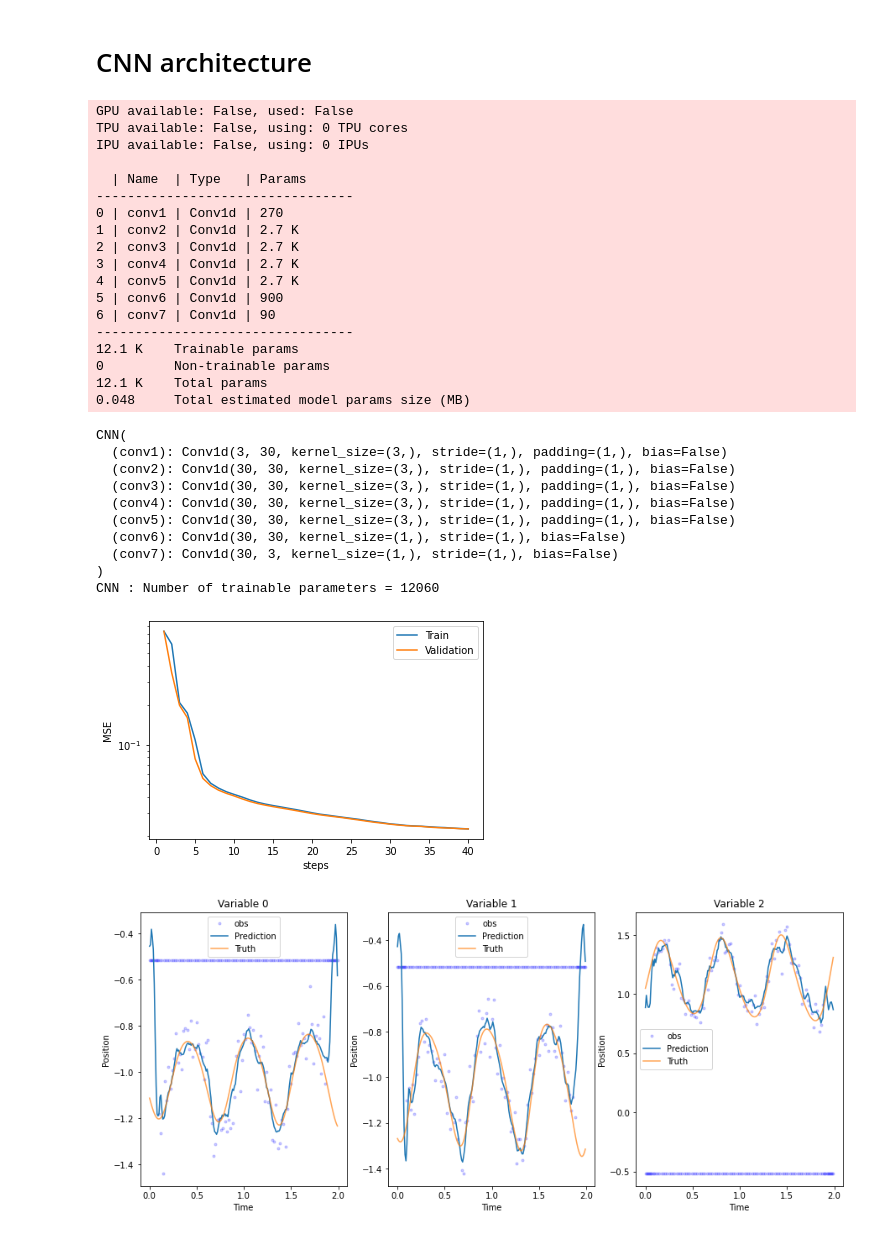
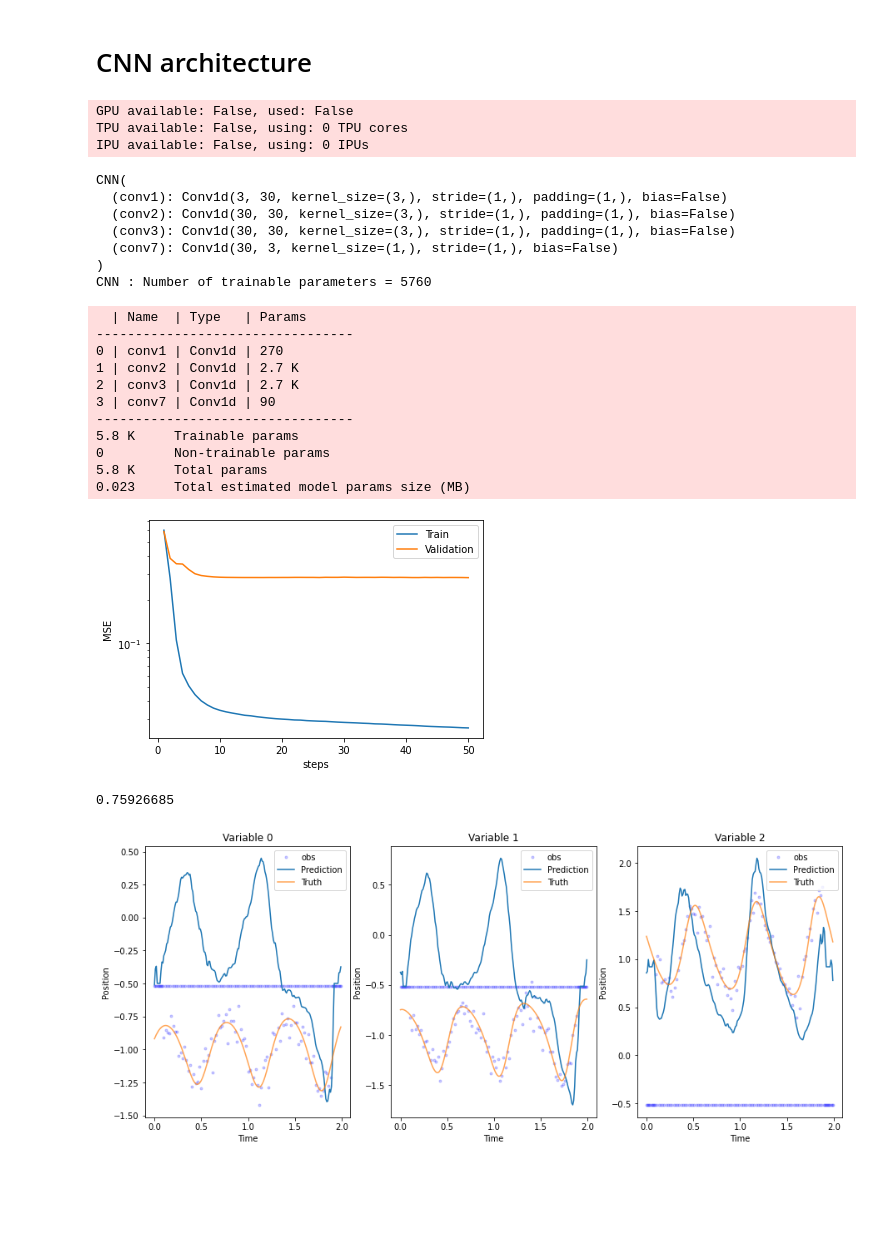
Before and after one commit to cdurand95/DataAssimilationProject, a Jupyter notebook: DAProject_L63_17November.ipynb, the cells around one changed output. Drawn from its saved outputs; the diff is of its cells as text; code cells hidden in the pictures; blank space fills up the shorter version.

```diff
--- a/DAProject_L63_17November.ipynb
+++ b/DAProject_L63_17November.ipynb
@@ -82,9 +82,9 @@ class CNN(pl.LightningModule):
         self.conv1  = torch.nn.Conv1d(shapeData[0],shapeData[0]*dimCNN,2*dW+1,padding=dW,bias=False)
         self.conv2  = torch.nn.Conv1d(shapeData[0]*dimCNN,shapeData[0]*dimCNN,2*dW+1,padding=dW,bias=False)
         self.conv3  = torch.nn.Conv1d(shapeData[0]*dimCNN,shapeData[0]*dimCNN,2*dW+1,padding=dW,bias=False)
-        self.conv4  = torch.nn.Conv1d(shapeData[0]*dimCNN,shapeData[0]*dimCNN,2*dW+1,padding=dW,bias=False)
-        self.conv5  = torch.nn.Conv1d(shapeData[0]*dimCNN,shapeData[0]*dimCNN,2*dW+1,padding=dW,bias=False)
-        self.conv6  = torch.nn.Conv1d(shapeData[0]*dimCNN,shapeData[0]*dimCNN,1,padding=0,bias=False)
+        #self.conv4  = torch.nn.Conv1d(shapeData[0]*dimCNN,shapeData[0]*dimCNN,2*dW+1,padding=dW,bias=False)
+        #self.conv5  = torch.nn.Conv1d(shapeData[0]*dimCNN,shapeData[0]*dimCNN,2*dW+1,padding=dW,bias=False)
+        #self.conv6  = torch.nn.Conv1d(shapeData[0]*dimCNN,shapeData[0]*dimCNN,1,padding=0,bias=False)
         self.conv7  = torch.nn.Conv1d(shapeData[0]*dimCNN,shapeData[0],1,padding=0,bias=False)
 
         self.tot_loss=[]
@@ -97,9 +97,9 @@ class CNN(pl.LightningModule):
         x = self.conv1( xinp )
         x = self.conv2( F.relu(x) )
         x = self.conv3( F.relu(x) )
-        x = self.conv4( F.relu(x) )
-        x = self.conv5( F.relu(x) )
-        x = self.conv6( F.relu(x) )
+        #x = self.conv4( F.relu(x) )
+        #x = self.conv5( F.relu(x) )
+        #x = self.conv6( F.relu(x) )
         x = self.conv7( F.relu(x) )
         x = x.view(-1,shapeData[0],shapeData[1])
 
@@ -123,11 +123,12 @@ class CNN(pl.LightningModule):
         num_loss     = 0
 
         inputs_init,inputs_missing,masks,targets_GT  = train_batch
-        outputs     = self.forward(inputs_init)
-        train_loss    = self.loss(inputs_init,targets_GT)
-        retain_graph=True
-        outputs = model_CNN(inputs_missing)
+        inputs_init    = torch.autograd.Variable(inputs_init, requires_grad=True)
+        outputs     = self(inputs_init)
         loss      = torch.mean((outputs - targets_GT)**2 )
+        #retain_graph=True
+        #outputs = model_CNN(inputs_missing)
+        #loss      = torch.mean((outputs - targets_GT)**2 )
         running_loss             += loss.item() * inputs_missing.size(0)
         num_loss                 += inputs_missing.size(0)
         epoch_loss       = running_loss / num_loss
@@ -141,7 +142,7 @@ class CNN(pl.LightningModule):
         running_val_loss = 0.0
         num_val_loss     = 0
 
-        outputs = model_CNN(inputs_missing)
+        outputs     = self(inputs_init)
         loss      = torch.mean((outputs - targets_GT)**2 )
 
         running_val_loss             += loss.item() * inputs_missing.size(0)
@@ -177,51 +178,47 @@ print('CNN : Number of trainable parameters = %d'%(sum(p.numel() for p in model_
 
 tb_logger = pl_loggers.TensorBoardLogger("logs/")
 #Train the model
-trainer = pl.Trainer(logger=tb_logger,max_epochs=40,enable_progress_bar=False)
+trainer = pl.Trainer(logger=tb_logger,max_epochs=50,enable_progress_bar=True)
 trainer.fit(model_CNN)
 # %% [output]
 GPU available: False, used: False
 TPU available: False, using: 0 TPU cores
 IPU available: False, using: 0 IPUs
-
-  | Name  | Type   | Params
----------------------------------
-0 | conv1 | Conv1d | 270
-1 | conv2 | Conv1d | 2.7 K
-2 | conv3 | Conv1d | 2.7 K
-3 | conv4 | Conv1d | 2.7 K
-4 | conv5 | Conv1d | 2.7 K
-5 | conv6 | Conv1d | 900
-6 | conv7 | Conv1d | 90
----------------------------------
-12.1 K    Trainable params
-0         Non-trainable params
-12.1 K    Total params
-0.048     Total estimated model params size (MB)
 CNN(
   (conv1): Conv1d(3, 30, kernel_size=(3,), stride=(1,), padding=(1,), bias=False)
   (conv2): Conv1d(30, 30, kernel_size=(3,), stride=(1,), padding=(1,), bias=False)
   (conv3): Conv1d(30, 30, kernel_size=(3,), stride=(1,), padding=(1,), bias=False)
-  (conv4): Conv1d(30, 30, kernel_size=(3,), stride=(1,), padding=(1,), bias=False)
-  (conv5): Conv1d(30, 30, kernel_size=(3,), stride=(1,), padding=(1,), bias=False)
-  (conv6): Conv1d(30, 30, kernel_size=(1,), stride=(1,), bias=False)
   (conv7): Conv1d(30, 3, kernel_size=(1,), stride=(1,), bias=False)
 )
-CNN : Number of trainable parameters = 12060
+CNN : Number of trainable parameters = 5760
+  | Name  | Type   | Params
+---------------------------------
+0 | conv1 | Conv1d | 270
+1 | conv2 | Conv1d | 2.7 K
+2 | conv3 | Conv1d | 2.7 K
+3 | conv7 | Conv1d | 90
+---------------------------------
+5.8 K     Trainable params
+0         Non-trainable params
+5.8 K     Total params
+0.023     Total estimated model params size (MB)
 # %%
-plot_loss(model_CNN,max_epoch=40)
+plot_loss(model_CNN,max_epoch=50)
 # %% [output]
-[figure, old version]
+[figure, new version]
 # %%
 batch_size=128
 training_dataset   = torch.utils.data.TensorDataset(torch.Tensor(x_train_Init),torch.Tensor(x_train_obs),torch.Tensor(mask_train),torch.Tensor(x_train))
 val_dataset        = torch.utils.data.TensorDataset(torch.Tensor(x_val_Init),torch.Tensor(x_val_obs),torch.Tensor(mask_val),torch.Tensor(x_val))
 test_dataset       = torch.utils.data.TensorDataset(torch.Tensor(x_test_Init),torch.Tensor(x_test_obs),torch.Tensor(mask_test),torch.Tensor(x_test))
 dataloaders = {
     'train': torch.utils.data.DataLoader(training_dataset, batch_size=batch_size, shuffle=True, num_workers=0),
     'val': torch.utils.data.DataLoader(val_dataset, batch_size=batch_size, shuffle=False, num_workers=0),
     'test': torch.utils.data.DataLoader(test_dataset, batch_size=batch_size, shuffle=False, num_workers=0)}
 
-plot_prediction(model_CNN,idx=25,dataset=dataloaders['test'])
+plot_prediction(model_CNN,idx=26,dataset = dataloaders['test'])
+r_score = R_score(model_CNN,idx=1,dataset = dataloaders['test'])
+print(r_score)
 # %% [output]
+0.75926685
-[figure, old version]
+[figure, new version]
```
Also changed, not shown: parts of 3 cells of this notebook, 8 other files.
